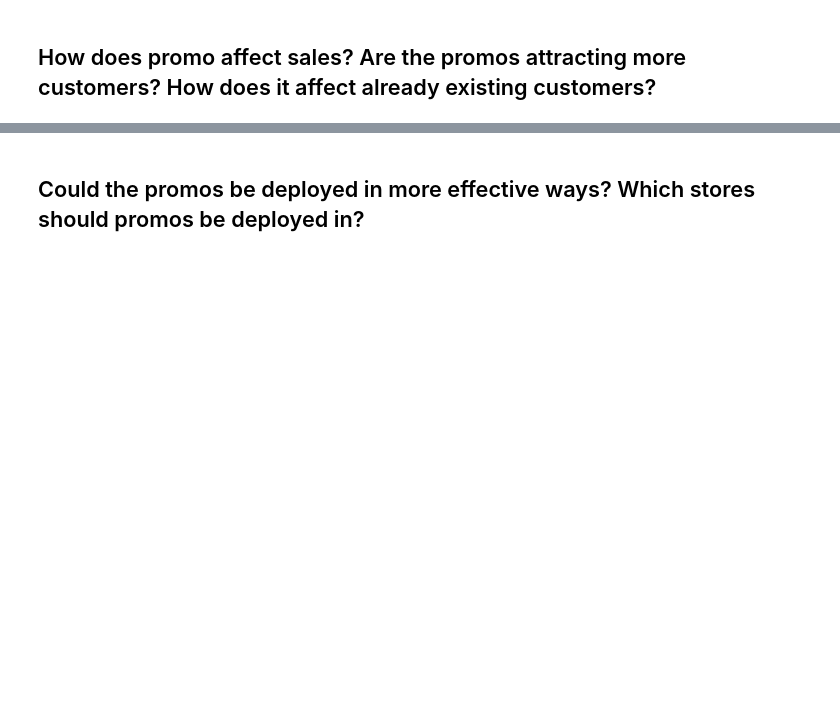
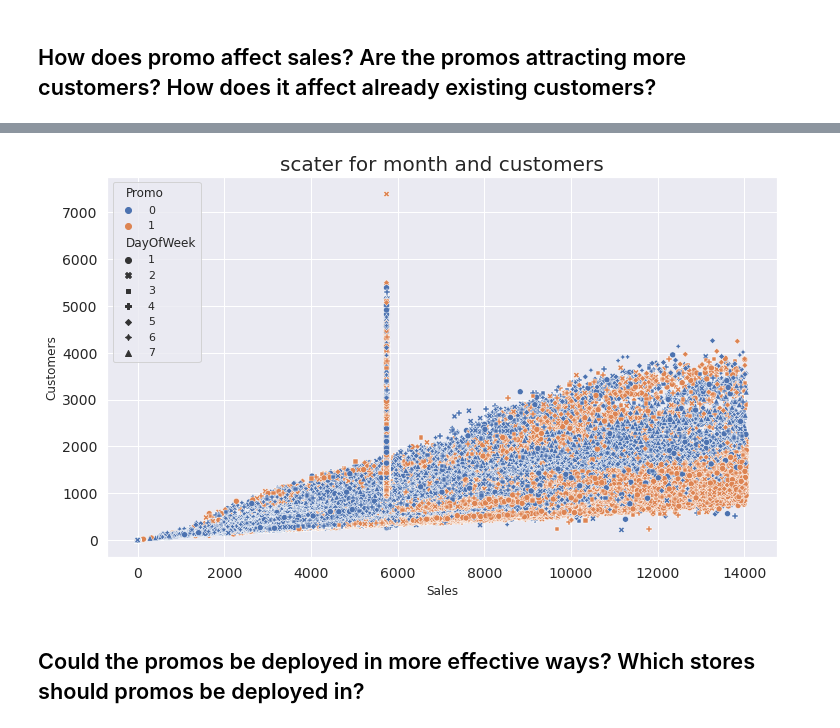
Before and after one commit to abel-blue/pharmaceutical-sales-prediction, a Jupyter notebook: notebooks/data_exploration.ipynb, the cells around one changed output, grey strips where cells are left out. Cells and saved outputs as stored; diff of their text form; code cells hidden in the pictures; blank space fills up the shorter version.

```diff
--- a/notebooks/data_exploration.ipynb
+++ b/notebooks/data_exploration.ipynb
@@ -238,3 +249,7 @@ exploration.plot_heatmap_from_correlation(sales_cutomer_corr, 'Correlation b/n s
+# %%
+exploration.plot_scatter(train_store, 'Sales','Customers', 'scater for month and customers', 'Promo', 'DayOfWeek')
+# %% [output]
+[figure, added]
 # %% [markdown]
 ## Could the promos be deployed in more effective ways? Which stores should promos be deployed in?
 # %% [markdown]
```
Also changed, not shown: parts of 14 cells of this notebook.
